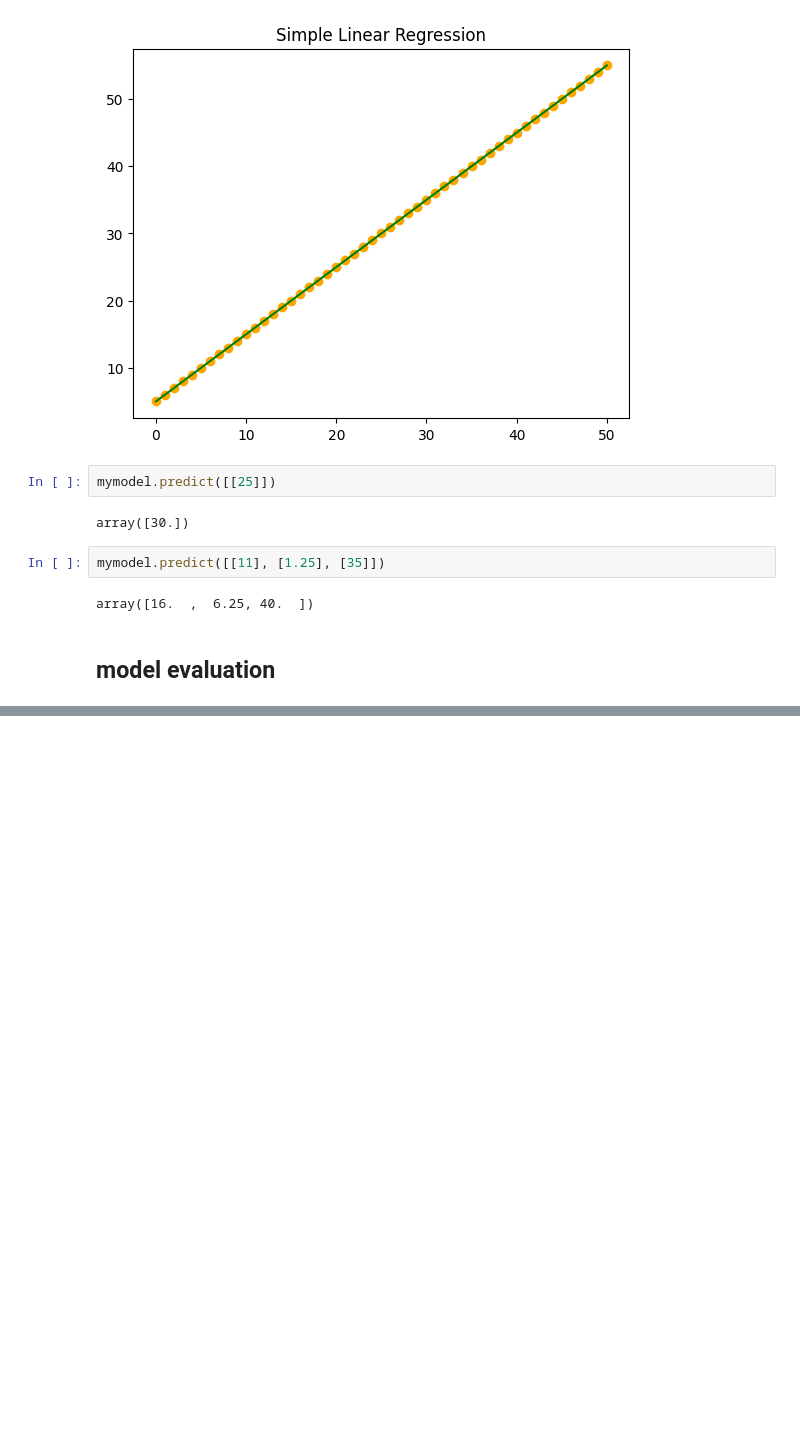
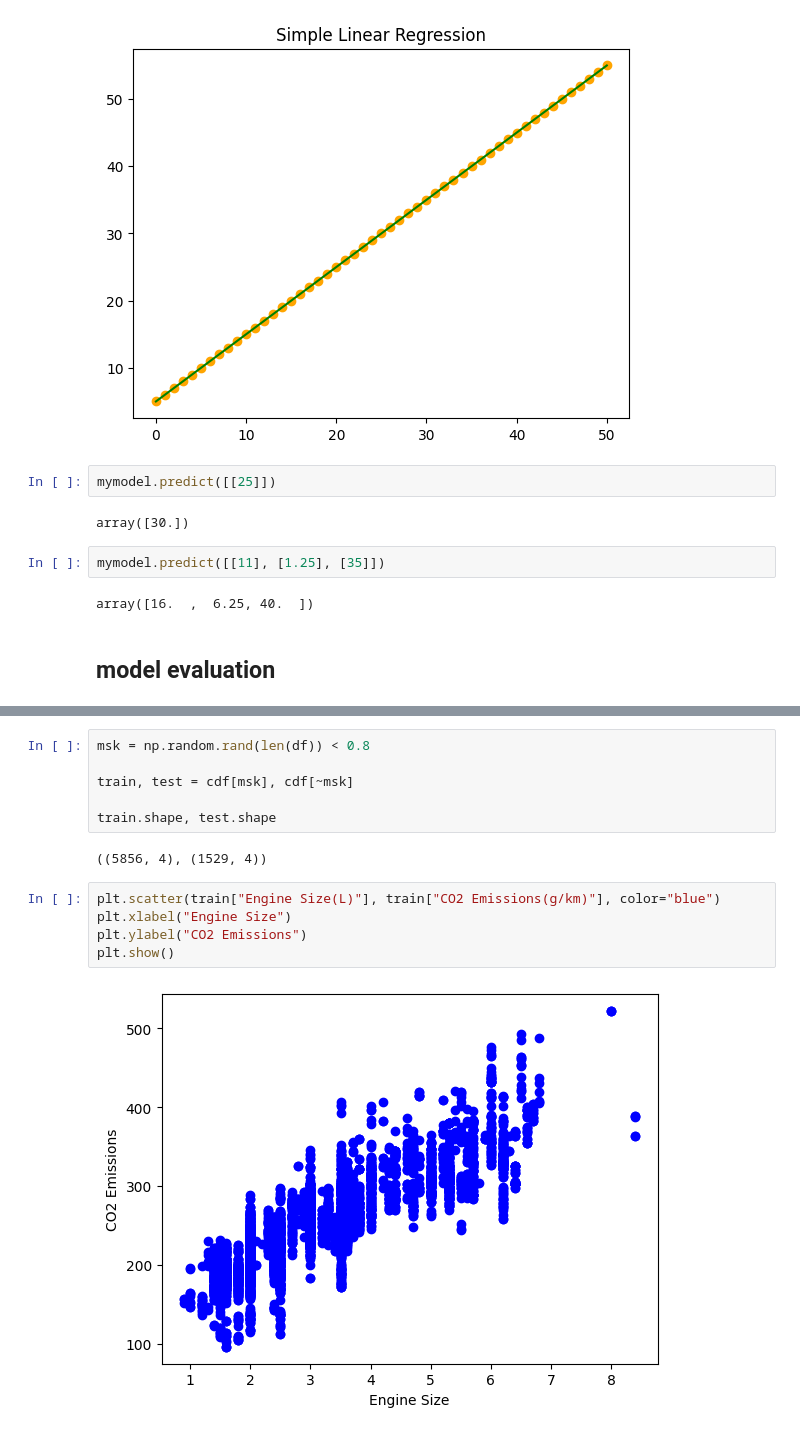
Before and after one commit to fahime9407/Machine-Learning-Path, a Jupyter notebook: regression/slRegression.ipynb, the cells around one changed output, grey strips where cells are left out. Cells and saved outputs as stored; diff of their text form; blank space fills up the shorter version.

```diff
--- a/regression/slRegression.ipynb
+++ b/regression/slRegression.ipynb
@@ -47,0 +103,15 @@ array([16.  ,  6.25, 40.  ])
+# %%
+msk = np.random.rand(len(df)) < 0.8
+
+train, test = cdf[msk], cdf[~msk]
+
+train.shape, test.shape
+# %% [output]
+((5856, 4), (1529, 4))
+# %%
+plt.scatter(train["Engine Size(L)"], train["CO2 Emissions(g/km)"], color="blue")
+plt.xlabel("Engine Size")
+plt.ylabel("CO2 Emissions")
+plt.show()
+# %% [output]
+[figure, added]
```
Also changed, not shown: parts of 12 cells of this notebook.
